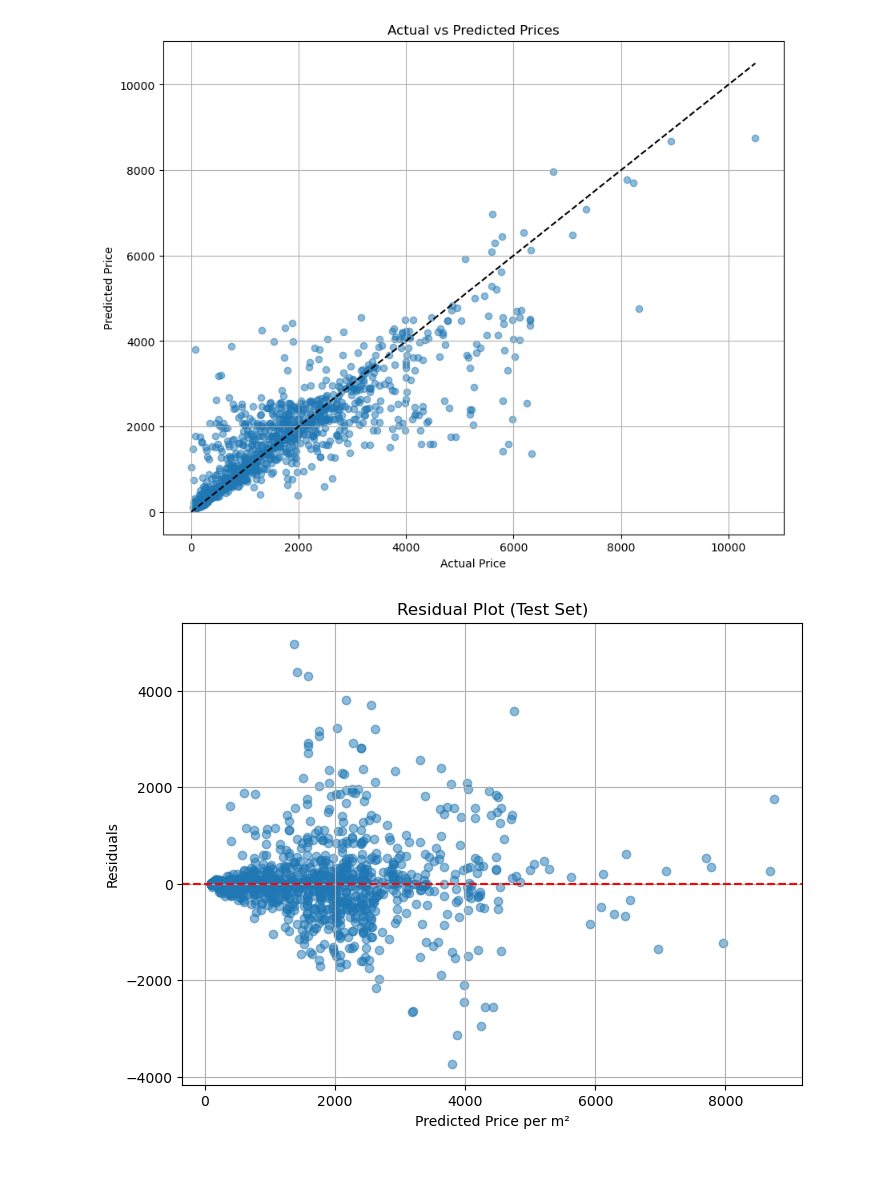
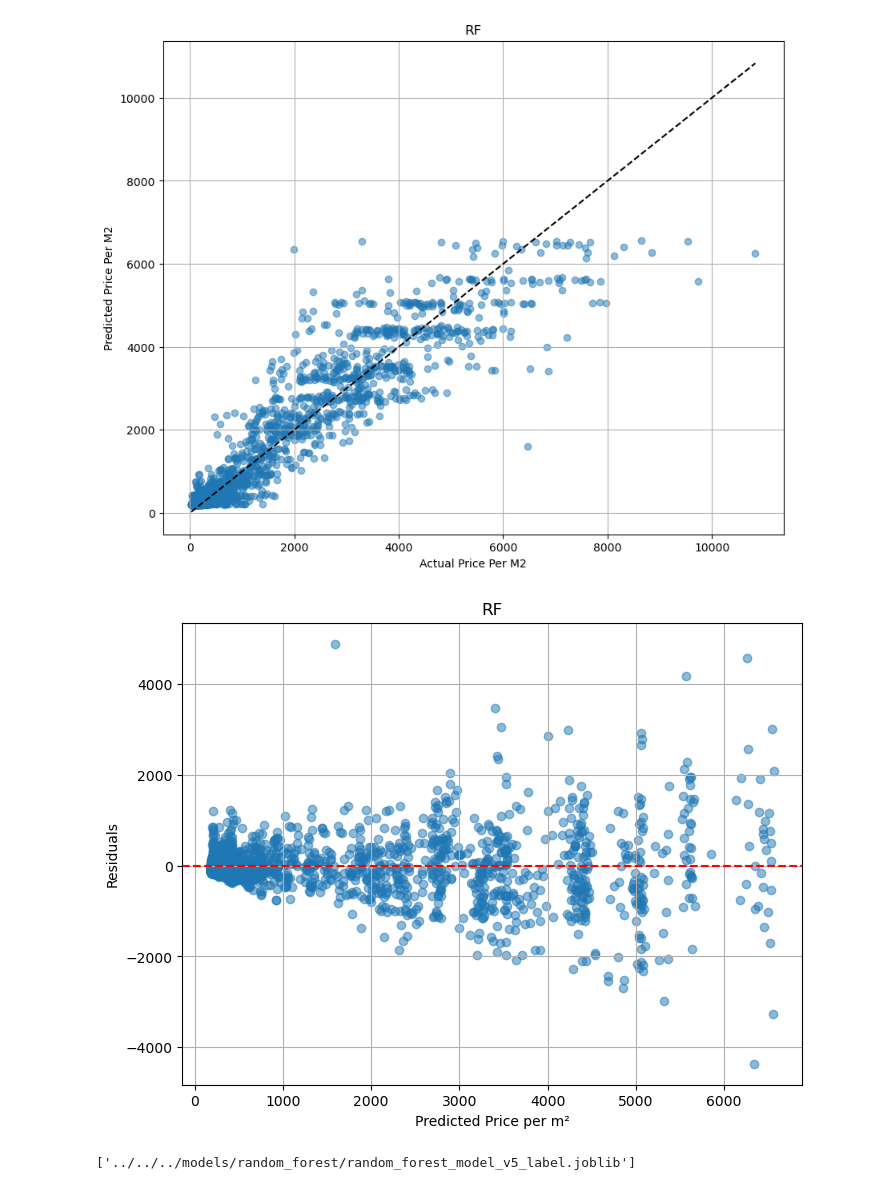
Before and after one commit to zinhour10/real_estate_price_prediction, a Jupyter notebook: notebooks/model_training/random_forest/random_forest_model_training_v5.ipynb, the cells around one changed output. Drawn from its saved outputs; the diff is of its cells as text; code cells hidden in the pictures.

Commit message:
build model

```diff
--- a/notebooks/model_training/random_forest/random_forest_model_training_v5.ipynb
+++ b/notebooks/model_training/random_forest/random_forest_model_training_v5.ipynb
@@ -13,7 +13,7 @@ from sklearn.metrics import mean_absolute_error, r2_score, mean_squared_error
 from sklearn.feature_selection import RFECV
 from sklearn.model_selection import RandomizedSearchCV, GridSearchCV
 # %%
-df = pd.read_csv('../../../data/preprocessed/selected_features_label_encoded.csv')
+df = pd.read_csv('../../../data/preprocessed/selected_features_dataset_V2.csv')
 
 X = df.drop(['price_per_m2'], axis=1)
 y = df['price_per_m2']
@@ -23,13 +92,13 @@ rf_model = RandomForestRegressor(random_state=42, n_jobs=-1)
 # %%
 param_grid = {
-    'n_estimators': [300, 500, 800, 1000],
-    'max_depth': [None, 10, 20, 30, 40],
-    'min_samples_split': [2, 5, 10],
-    'min_samples_leaf': [1, 2, 4],
-    'max_features': ['sqrt', 0.8, 'log2', None],
-    'bootstrap': [True, False],
-    'max_samples': [0.6, 0.8, None],
-    'ccp_alpha': [0.0, 0.01, 0.02]
+    'n_estimators': [100, 200, 300],
+    'max_depth': [3, 5, 7, None],
+    'min_samples_split': [5, 10],
+    'min_samples_leaf': [2, 4],
+    'max_features': ['sqrt', 0.8],
+    'bootstrap': [True],
+    'max_samples': [0.6, 0.8],
+    'ccp_alpha': [0.0, 0.01]
 }
 # %%
 rf_search = RandomizedSearchCV(
@@ -37,7 +106,7 @@ rf_search = RandomizedSearchCV(
     param_distributions=param_grid,
     n_iter=50,
     cv=5,
-    scoring='r2',
+    scoring=gap_sensitive_r2,
     n_jobs=-1,
     verbose=1,
     random_state=42
@@ -208,27 +281,29 @@ def plot_actual_vs_predicted(y_true, y_pred):
     plt.scatter(y_true, y_pred, alpha=0.5)
     plt.plot([y_true.min(), y_true.max()],
              [y_true.min(), y_true.max()], 'k--')
-    plt.xlabel('Actual Price')
-    plt.ylabel('Predicted Price')
-    plt.title('Actual vs Predicted Prices')
+    plt.xlabel('Actual Price Per M2')
+    plt.ylabel('Predicted Price Per M2')
+    plt.title('RF')
     plt.grid(True)
     plt.savefig("rf_actual_vs_predicted.png")
     plt.show()
 
 plot_actual_vs_predicted(y_test, y_pred_test)
 # %% [output]
-[figure, old version]
+[figure, new version]
 # %%
 residuals = y_test - y_pred_test
 plt.figure(figsize=(8, 6))
 plt.scatter(y_pred_test, residuals, alpha=0.5)
 plt.axhline(0, color='red', linestyle='--')
 plt.xlabel("Predicted Price per m²")
 plt.ylabel("Residuals")
-plt.title("Residual Plot (Test Set)")
+plt.title("RF")
 plt.grid(True)
 plt.show()
 # %% [output]
-[figure, old version]
+[figure, new version]
 # %%
-# joblib.dump(tuned_rf, "../../../models/random_forest/random_forest_model_v4_label.joblib")
+joblib.dump(tuned_rf, "../../../models/random_forest/random_forest_model_v5_label.joblib")
+# %% [output]
+['../../../models/random_forest/random_forest_model_v5_label.joblib']
```
Also changed, not shown: parts of 12 cells of this notebook, 40 other files.
